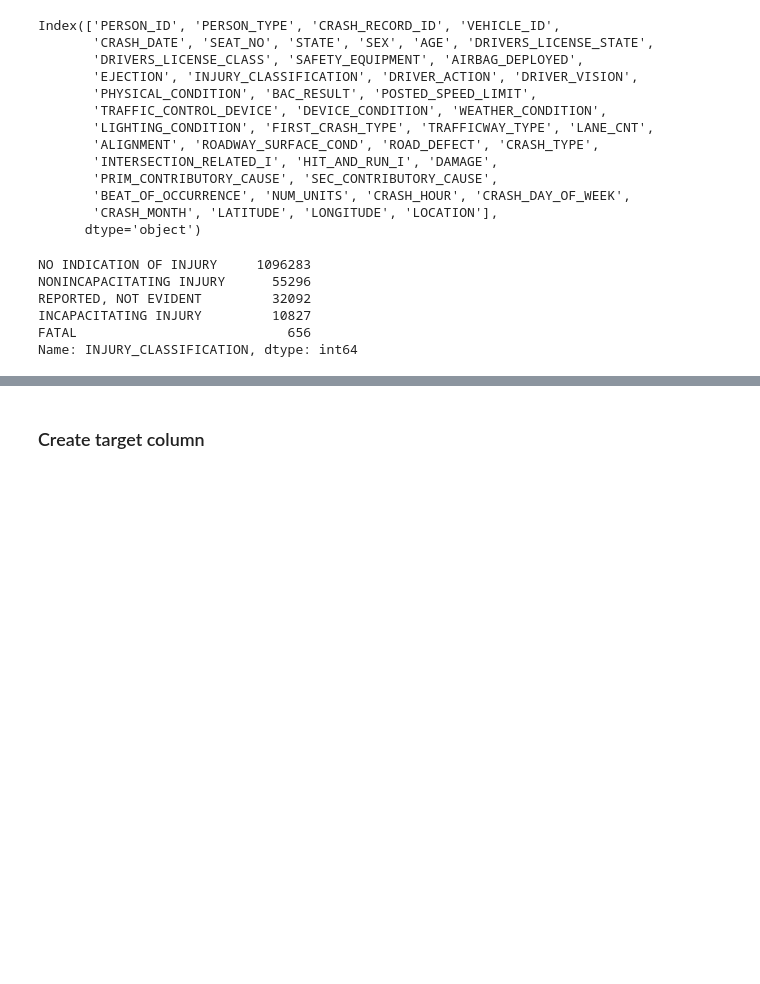
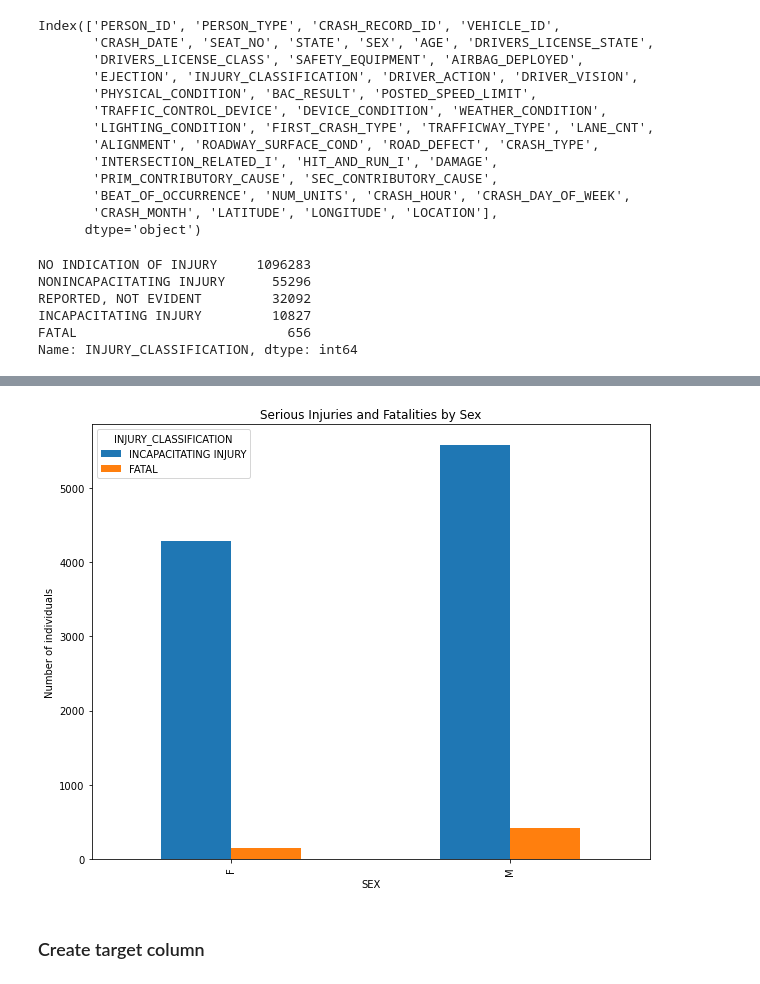
Before and after one commit to AngieKay/Chicago-Crashes, a Jupyter notebook: Markowitz_working_nb.ipynb, the cells around one changed output, grey strips where cells are left out. Saved outputs shown, nothing was run; the diff lists cells and outputs as text; code cells hidden in the pictures; blank space fills up the shorter version.

```diff
--- a/Markowitz_working_nb.ipynb
+++ b/Markowitz_working_nb.ipynb
@@ -563,3 +576,11 @@ Name: PRIM_CONTRIBUTORY_CAUSE, dtype: int64
+# %%
+fig, ax = plt.subplots(figsize=(10, 8))
+ax = pd.crosstab(people_crashes_df.SEX,
+                 people_crashes_df.INJURY_CLASSIFICATION)[:2][['INCAPACITATING INJURY', 'FATAL']].plot.bar(ax=ax)
+plt.title('Serious Injuries and Fatalities by Sex')
+plt.ylabel('Number of individuals');
+# %% [output]
+[figure, added]
 # %% [markdown]
 ### Create target column
 # %%
```
Also changed, not shown: parts of 31 cells of this notebook.
